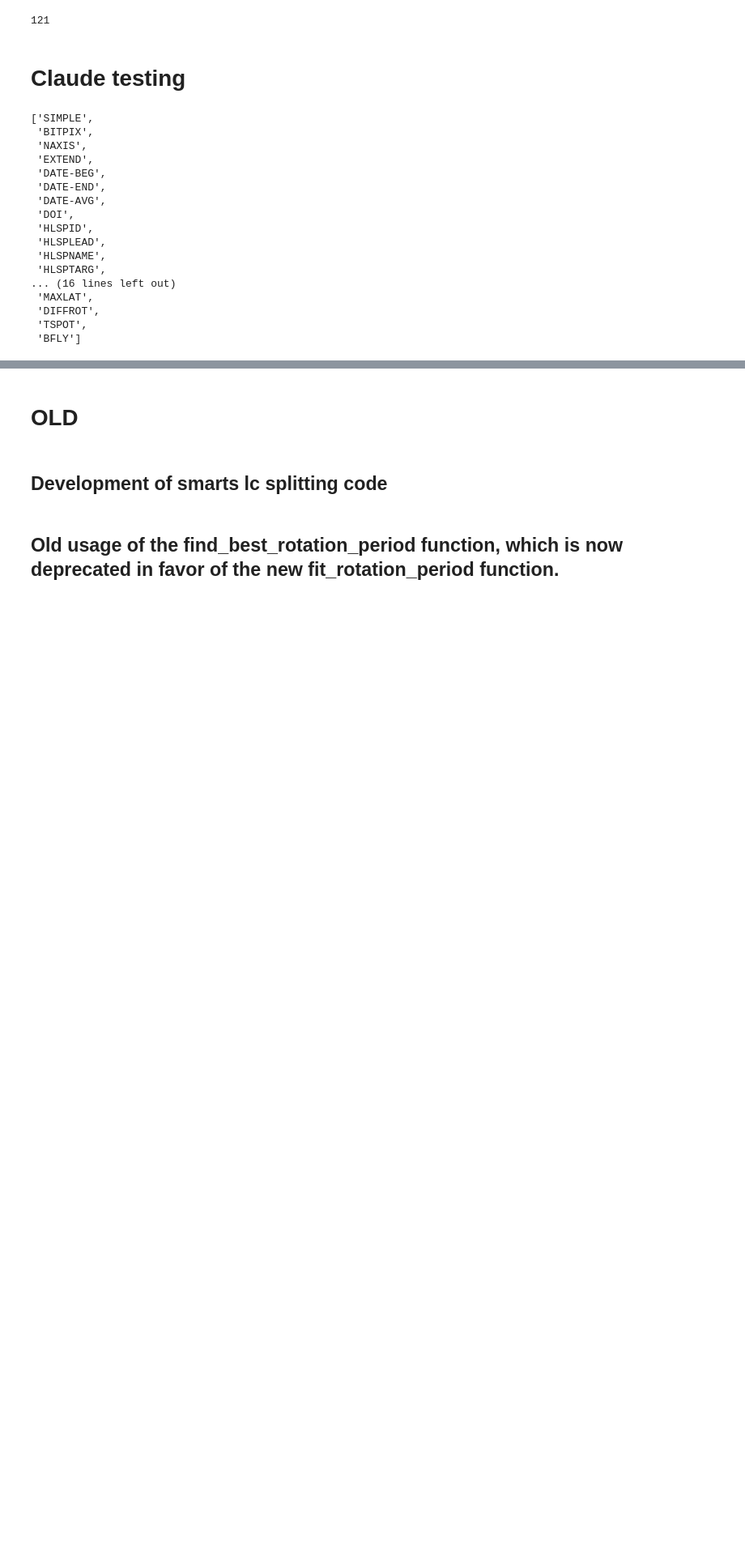
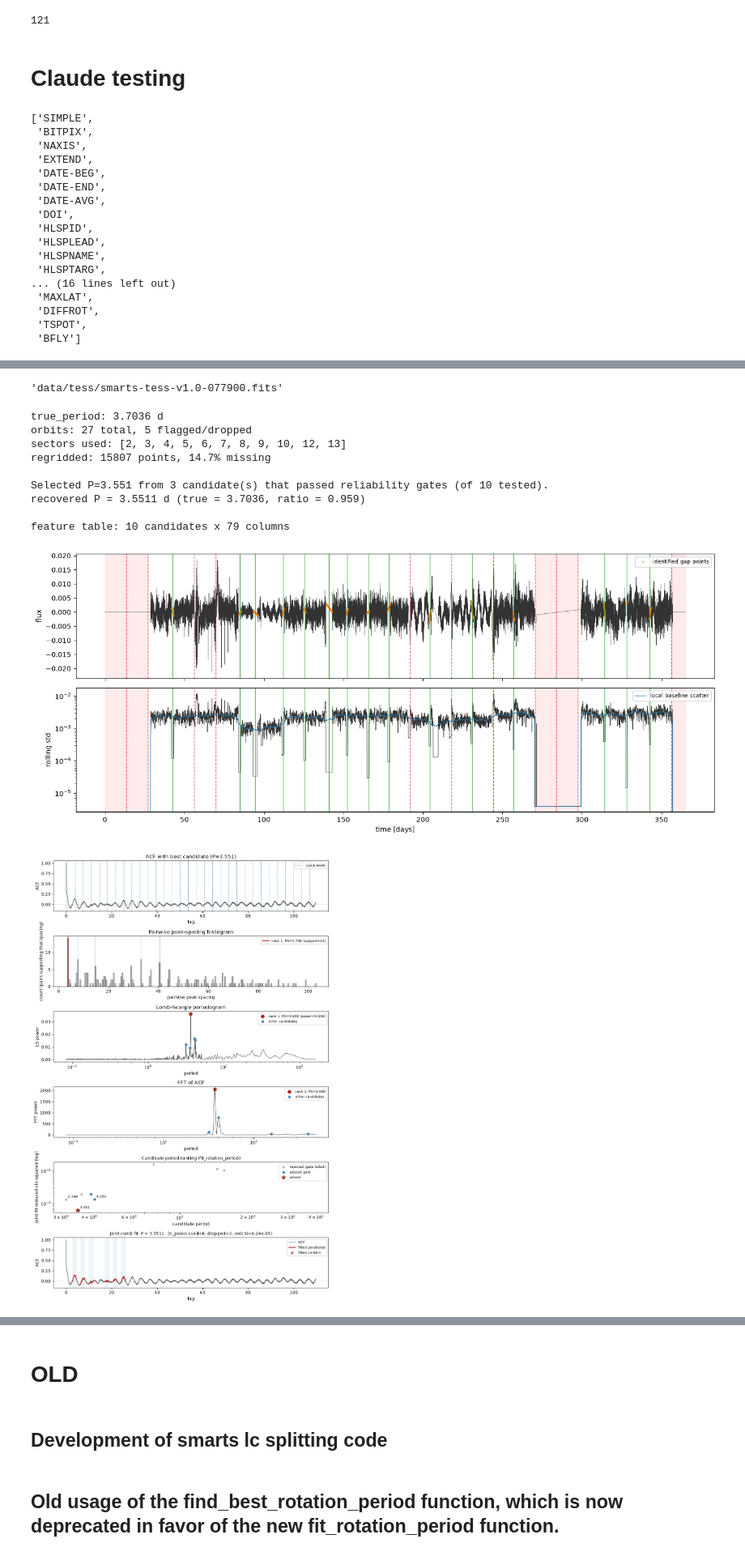
Before and after one commit to rae-holcomb/ss_redevelopment, a Jupyter notebook: ss_claude_sandbox.ipynb, the cells around one changed output, grey strips where cells are left out. Shown at 81% size. Drawn from its saved outputs; the diff is of its cells as text; code cells hidden in the pictures; blank space fills up the shorter version.

```diff
--- a/ss_claude_sandbox.ipynb
+++ b/ss_claude_sandbox.ipynb
@@ -383,3 +297,80 @@ feature table: 12 candidates x 79 columns
+# %%
+# !ls /mnt/user-data/uploads/smarts-tess-v1_0-025300.fits
+# !ls data/tess/*/smarts-tess-v1_0-025300.fits
+df1.iloc[400].filename
+# %% [output]
+'data/tess/smarts-tess-v1.0-077900.fits'
+# %%
+import numpy as np
+from preprocessing import load_smarts_fits, plot_split_diagnostics
+from acf_utils import compute_acf
+from guesses import gather_initial_guesses
+from comb_fit import fit_rotation_period
+from ml_features import extract_candidate_features
+from plotting import plot_full_diagnostic
+
+fits_path = df1.iloc[102].filename
+
+if True:
+    # --- 1. preprocess: FITS -> pipeline-ready (time, flux) ---
+    # `sectors=[...]` could be added here to deliberately degrade this to a
+    # sparser, more realistic TESS-like observing pattern, e.g.
+    # sectors=[1, 2, 6, 7, 12]. Left as None to keep every good sector.
+    pre = load_smarts_fits(fits_path)
+    print(f"true_period: {pre.true_period:.4f} d")
+    print(f"orbits: {pre.n_orbits_total} total, {pre.n_orbits_flagged} flagged/dropped")
+    print(f"sectors used: {pre.sectors_used}")
+    print(f"regridded: {len(pre.time)} points, "
+            f"{np.isnan(pre.flux).mean():.1%} missing")
+
+    # --- 2. gap-aware ACF ---
+    acf_lags, acf = compute_acf(pre.time, pre.flux)
+
+    # --- 3. candidate generation + fitting/arbitration ---
+    guesses, failed_methods = gather_initial_guesses(pre.time, pre.flux, acf_lags, acf, n_guesses=5)
+    result = fit_rotation_period(acf_lags, acf, guesses)
+    print(f"\n{result.message}")
+    if result.success:
+        print(f"recovered P = {result.best_fit.P:.4f} d "
+                f"(true = {pre.true_period:.4f}, "
+                f"ratio = {result.best_fit.P / pre.true_period:.3f})")
+
+    # --- 4. training-ready feature table (true_period known -> labeled) ---
+    df = extract_candidate_features(
+        result, guesses, pre.time, pre.flux, acf_lags, acf,
+        star_id=fits_path, true_period=pre.true_period,
+    )
+    print(f"\nfeature table: {df.shape[0]} candidates x {df.shape[1]} columns")
+
+    # --- 5. diagnostic plots ---
+    # plot_split_diagnostics needs the RAW (pre-gap-removal) time/flux, not
+    # pre.time/pre.flux -- re-read those directly from the FITS file.
+    from astropy.io import fits
+    with fits.open(fits_path) as hdul:
+        lc = hdul["LIGHTCURVE"].data
+        raw_time = np.asarray(lc["time"], dtype=float)
+        raw_flux = np.asarray(lc["flux"], dtype=float) - 1.0
+    fig1, axs1 = plot_split_diagnostics(raw_time, raw_flux, pre.diagnostics)
+    # fig1.savefig("from_fits_split_diagnostic.png", dpi=120)
+    plt.show()
+
+    fig2, axes2 = plot_full_diagnostic(acf_lags, acf, guesses, result)
+    # fig2.savefig("from_fits_diagnostic.png", dpi=120)
+    # print("\nSaved diagnostic figures to from_fits_split_diagnostic.png "
+    #         "and from_fits_diagnostic.png")
+    plt.show()
+# %% [output]
+true_period: 3.7036 d
+orbits: 27 total, 5 flagged/dropped
+sectors used: [2, 3, 4, 5, 6, 7, 8, 9, 10, 12, 13]
+regridded: 15807 points, 14.7% missing
+
+Selected P=3.551 from 3 candidate(s) that passed reliability gates (of 10 tested).
+recovered P = 3.5511 d (true = 3.7036, ratio = 0.959)
+
+feature table: 10 candidates x 79 columns
+[figure, added]
+[figure, added]
 # %%
 # with open("filenames_subset.txt", "w") as f:
 #     f.write("\n".join(df1.filename.astype(str).values))
```
Also changed, not shown: parts of 3 cells of this notebook, 11 other files.
